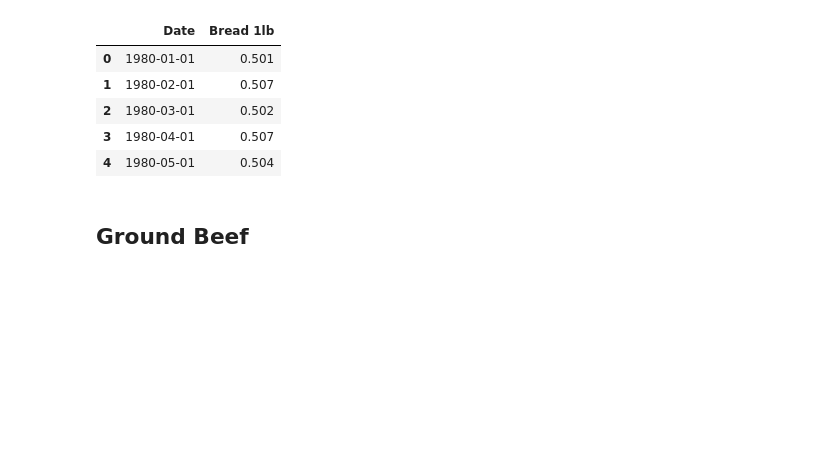
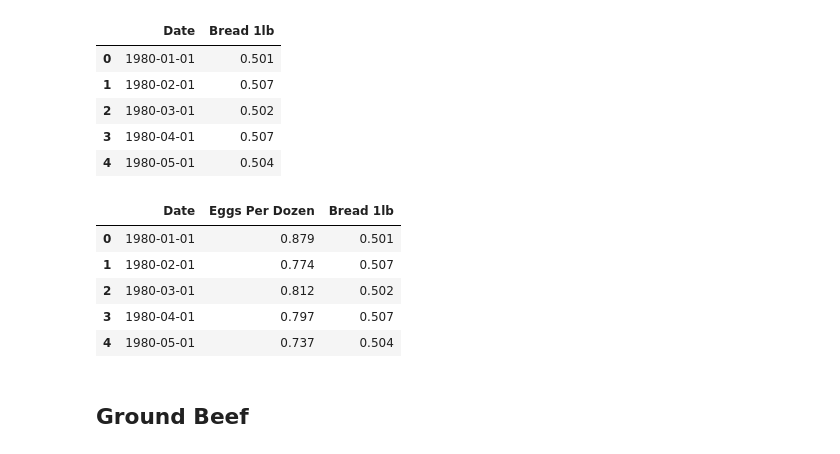
Before and after one commit to wallscreet/gov-data, a Jupyter notebook: commodities.ipynb, the cells around one changed output. Drawn from its saved outputs; the diff is of its cells as text; code cells hidden in the pictures; blank space fills up the shorter version.

```diff
--- a/commodities.ipynb
+++ b/commodities.ipynb
@@ -61,7 +61,15 @@ bread_df.head()
 | 3 | 1980-04-01 | 0.507 |
 | 4 | 1980-05-01 | 0.504 |
 # %%
-eb_df =
+eb_df = utils.merge_on_date([eggs_df, bread_df])
+eb_df.head()
+# %% [output]
+|  | Date | Eggs Per Dozen | Bread 1lb |
+| 0 | 1980-01-01 | 0.879 | 0.501 |
+| 1 | 1980-02-01 | 0.774 | 0.507 |
+| 2 | 1980-03-01 | 0.812 | 0.502 |
+| 3 | 1980-04-01 | 0.797 | 0.507 |
+| 4 | 1980-05-01 | 0.737 | 0.504 |
 # %% [markdown]
 ## Ground Beef
 # %%
```
Also changed, not shown: parts of 2 cells of this notebook, 5 other files.
